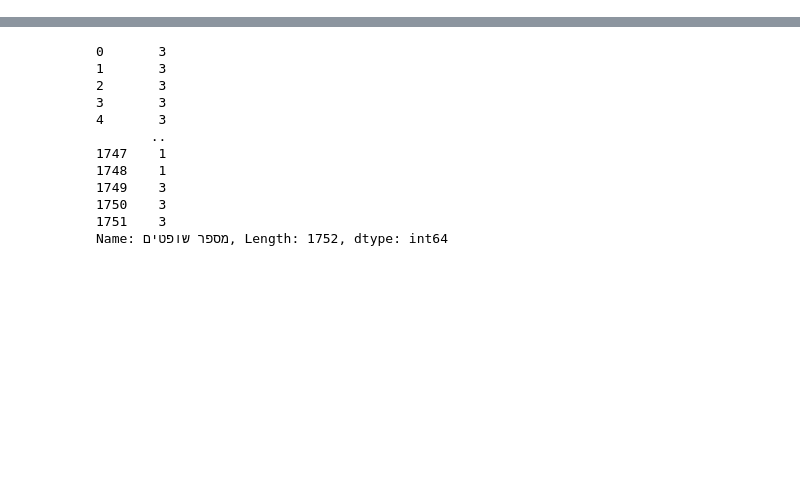
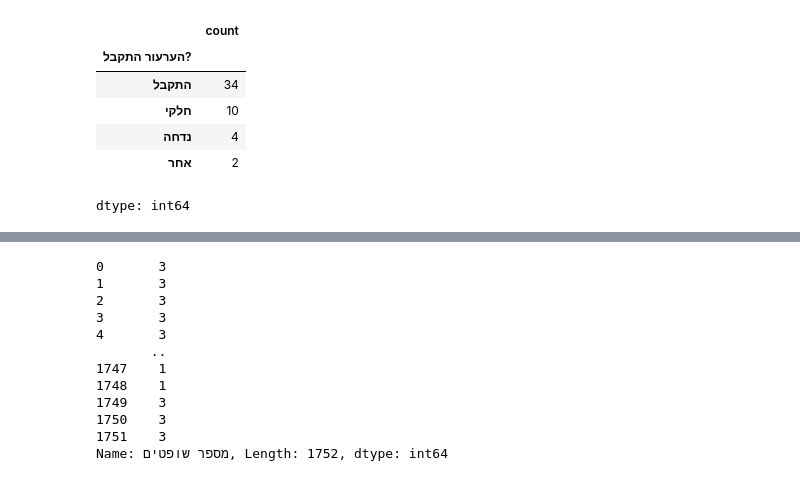
Before and after one commit to noambassat/SupremeCourtClassifier, a Jupyter notebook: 4_explore_and_merge_RAP_AP.ipynb, the cells around one changed output, grey strips where cells are left out. Drawn from its saved outputs; the diff is of its cells as text; code cells hidden in the pictures; blank space fills up the shorter version.

```diff
--- a/4_explore_and_merge_RAP_AP.ipynb
+++ b/4_explore_and_merge_RAP_AP.ipynb
@@ -29,0 +71,10 @@ full_final_df = pd.read_csv('full_final_df_cleaned.csv' )
+# %%
+data_to_add_1['הערעור התקבל?'].value_counts()
+# %% [output]
+|  | count |
+| הערעור התקבל? |  |
+| התקבל | 34 |
+| חלקי | 10 |
+| נדחה | 4 |
+| אחר | 2 |
+dtype: int64
```
Also changed, not shown: parts of 14 cells of this notebook.
